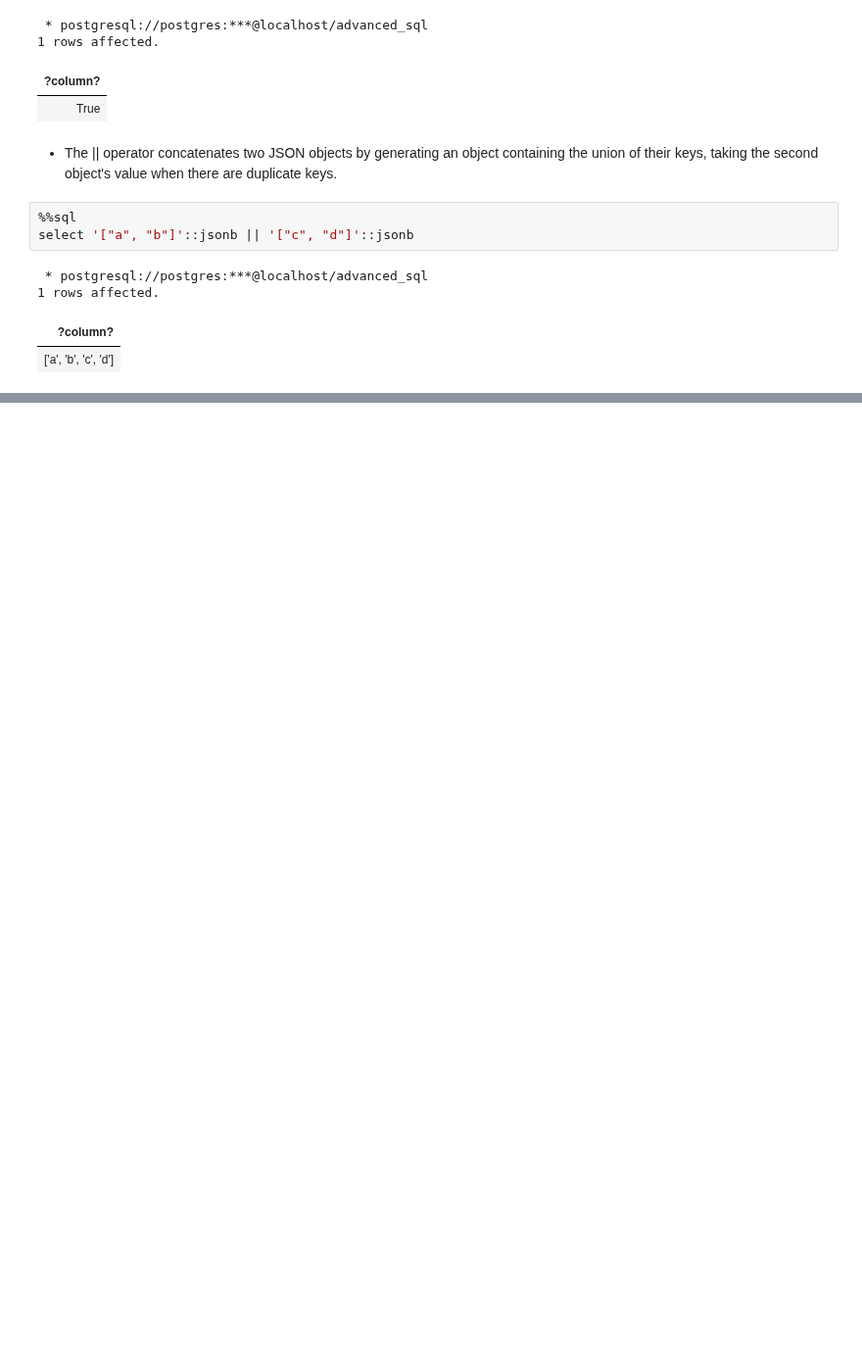
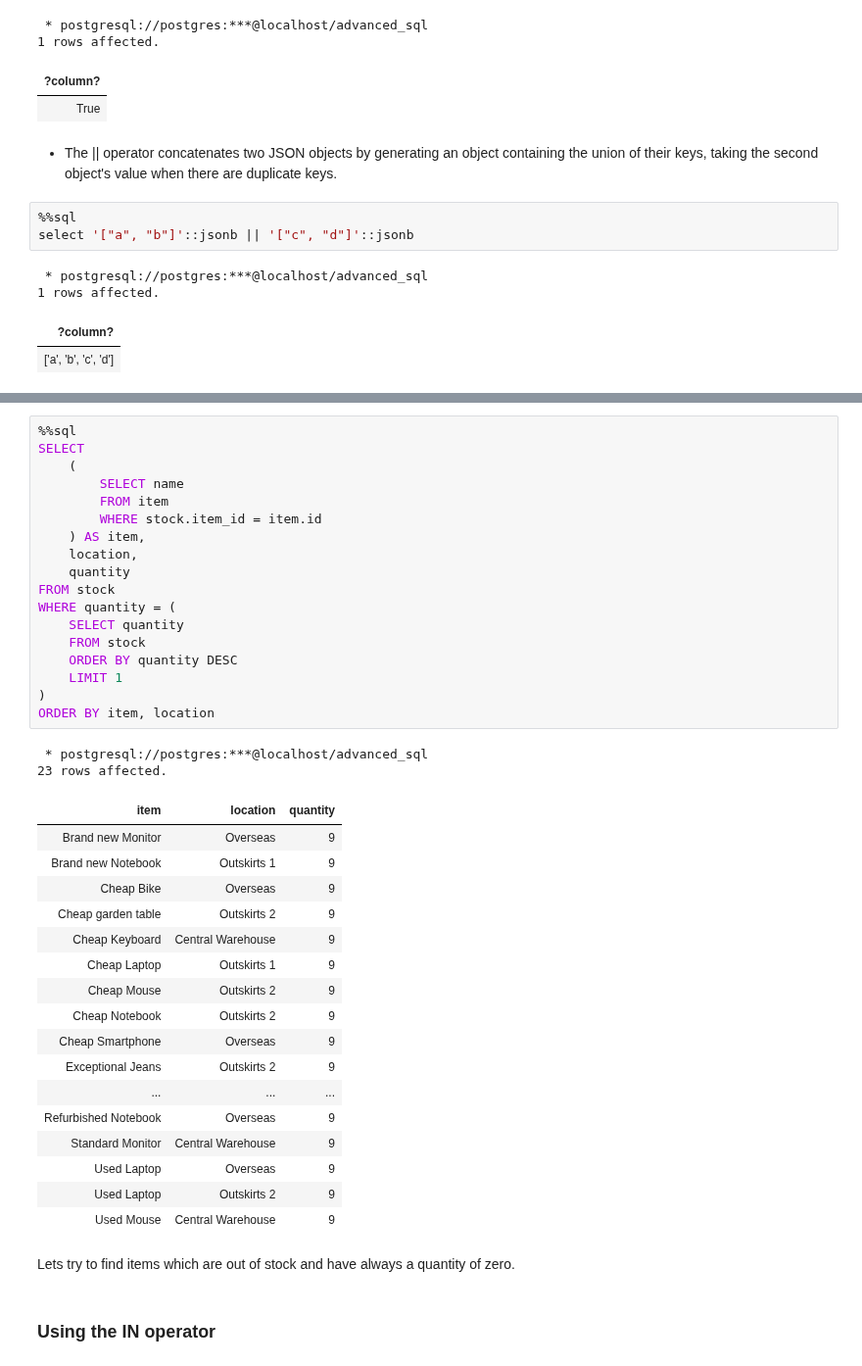
Before and after one commit to fbw-p22-e3-assignments/live-code, a Jupyter notebook: database/ADVANCED_SQL/advanced_sql.ipynb, the cells around one changed output, grey strips where cells are left out. Shown at 98% size. Drawn from its saved outputs; the diff is of its cells as text; blank space fills up the shorter version.

```diff
--- a/database/ADVANCED_SQL/advanced_sql.ipynb
+++ b/database/ADVANCED_SQL/advanced_sql.ipynb
@@ -1058,0 +1674,42 @@ select '["a", "b"]'::jsonb || '["c", "d"]'::jsonb
+# %%
+%%sql
+SELECT
+  	(
+  		SELECT name
+  		FROM item
+  		WHERE stock.item_id = item.id
+  	) AS item,
+  	location,
+  	quantity
+FROM stock
+WHERE quantity = (
+    SELECT quantity
+    FROM stock
+    ORDER BY quantity DESC
+    LIMIT 1
+)
+ORDER BY item, location
+# %% [output]
+ * postgresql://postgres:***@localhost/advanced_sql
+23 rows affected.
+| item | location | quantity |
+| Brand new Monitor | Overseas | 9 |
+| Brand new Notebook | Outskirts 1 | 9 |
+| Cheap Bike | Overseas | 9 |
+| Cheap garden table | Outskirts 2 | 9 |
+| Cheap Keyboard | Central Warehouse | 9 |
+| Cheap Laptop | Outskirts 1 | 9 |
+| Cheap Mouse | Outskirts 2 | 9 |
+| Cheap Notebook | Outskirts 2 | 9 |
+| Cheap Smartphone | Overseas | 9 |
+| Exceptional Jeans | Outskirts 2 | 9 |
+| ... | ... | ... |
+| Refurbished Notebook | Overseas | 9 |
+| Standard Monitor | Central Warehouse | 9 |
+| Used Laptop | Overseas | 9 |
+| Used Laptop | Outskirts 2 | 9 |
+| Used Mouse | Central Warehouse | 9 |
+# %% [markdown]
+Lets try to find items which are out of stock and have always a quantity of zero.
+# %% [markdown]
+### Using the IN operator
```
Also changed, not shown: parts of 104 cells of this notebook, 1 other file.
